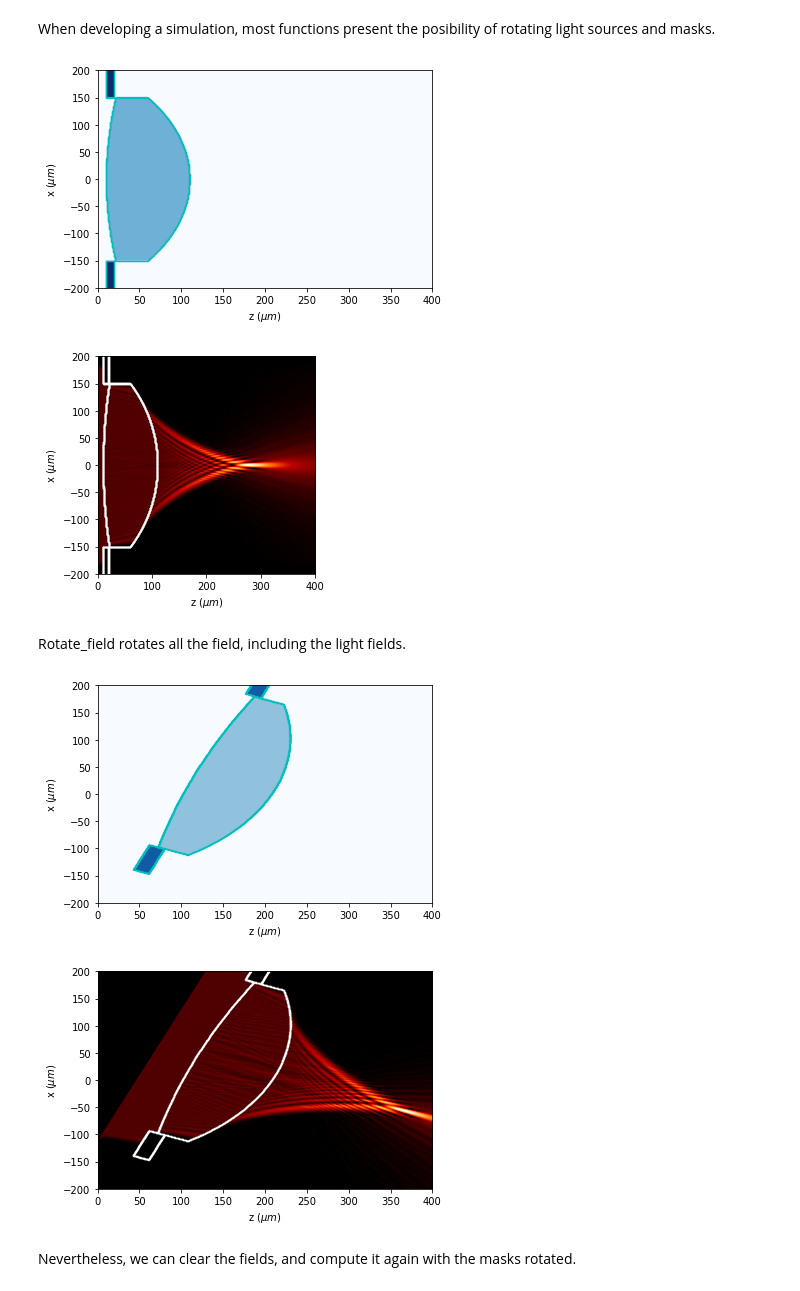
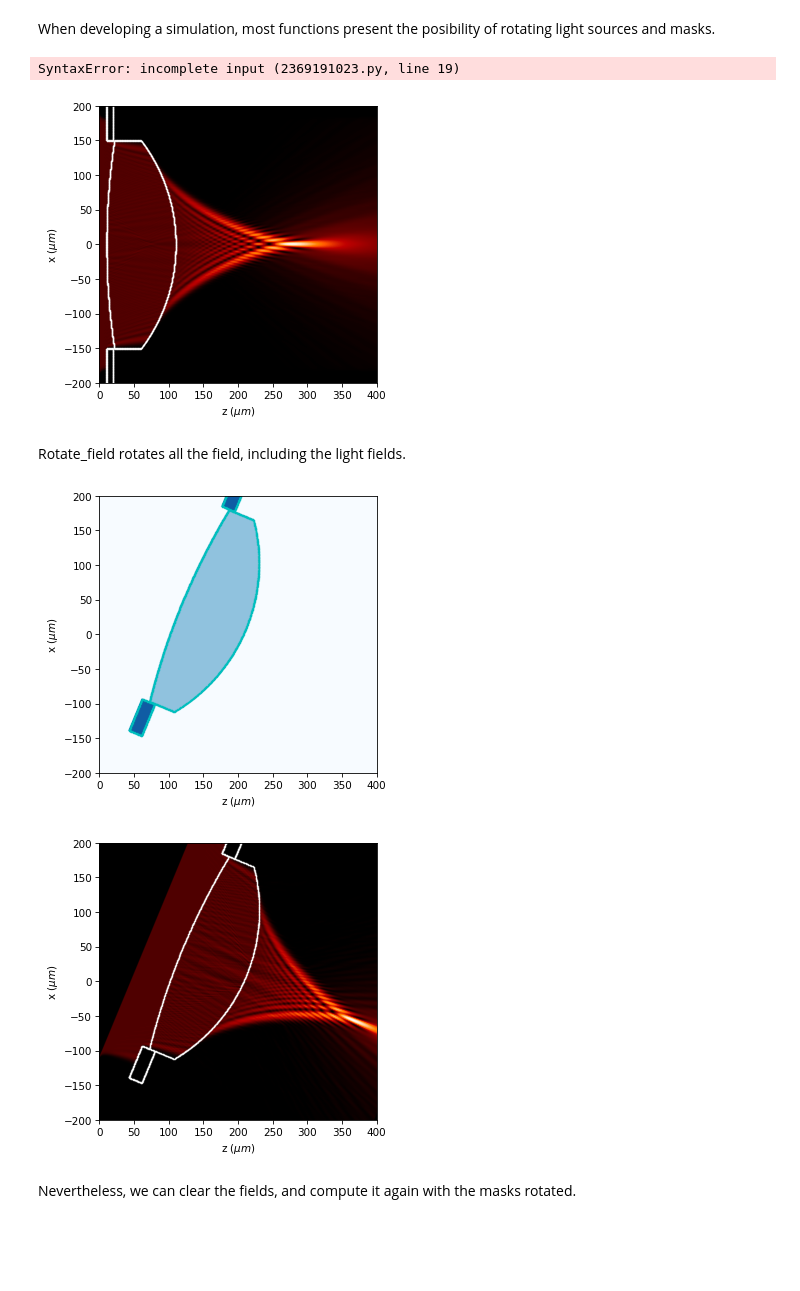
Before and after one commit to aocg-ucm/diffractio, a Jupyter notebook: docs/source/tutorial_scalar/scalar_XZ/tutorial_xz.ipynb, the cells around one changed output. Drawn from its saved outputs; the diff is of its cells as text; code cells hidden in the pictures; blank space fills up the shorter version.

```diff
--- a/docs/source/tutorial_scalar/scalar_XZ/tutorial_xz.ipynb
+++ b/docs/source/tutorial_scalar/scalar_XZ/tutorial_xz.ipynb
@@ -564,19 +564,18 @@ u1.lens_convergent(r0=(0, 10),
                    mask=(10 * um, 3 + 0.5j))
 
 edges = u1.surface_detection()
-u1.draw_refractive_index(draw_borders=True)
+u1.draw_refractive_index(draw_borders=True, scale='scaled'
 # %% [output]
-[figure, removed]
+SyntaxError: incomplete input (2369191023.py, line 19)
 # %%
 u1.WPM(verbose=False)
 # %%
 u1.draw(logarithm=True,
-        normalize='maximum',
         scale='scaled',
         draw_borders=True,
         edge_matrix=edges)
 # %% [output]
-[figure, old version]
+[figure, new version]
 # %% [markdown]
 Rotate_field rotates all the field, including the light fields.
 # %%
@@ -597,17 +596,19 @@ u1.lens_convergent(r0=(0, 50),
                    angle=0 * degrees,
                    mask=(20 * um, 3 + 0.5j))
 # %%
+u1.incident_field(u0)
+
 u1.WPM(verbose=False)
 
 u1.rotate_field(angle=22.5 * degrees, center_rotation=(0, 50), kind='all')
 edges = u1.surface_detection()
-u1.draw_refractive_index(draw_borders=True)
+u1.draw_refractive_index(draw_borders=True, scale='scaled')
 # %% [output]
-[figure, old version]
+[figure, new version]
 # %%
-u1.draw(logarithm=True, draw_borders=True, edge_matrix=edges)
+u1.draw(logarithm=True, draw_borders=True, scale='scaled', edge_matrix=edges)
 # %% [output]
-[figure, old version]
+[figure, new version]
 # %% [markdown]
 Nevertheless, we can clear the fields, and compute it again with the masks rotated.
 # %%
```
Also changed, not shown: parts of 38 cells of this notebook, 16 other files.
